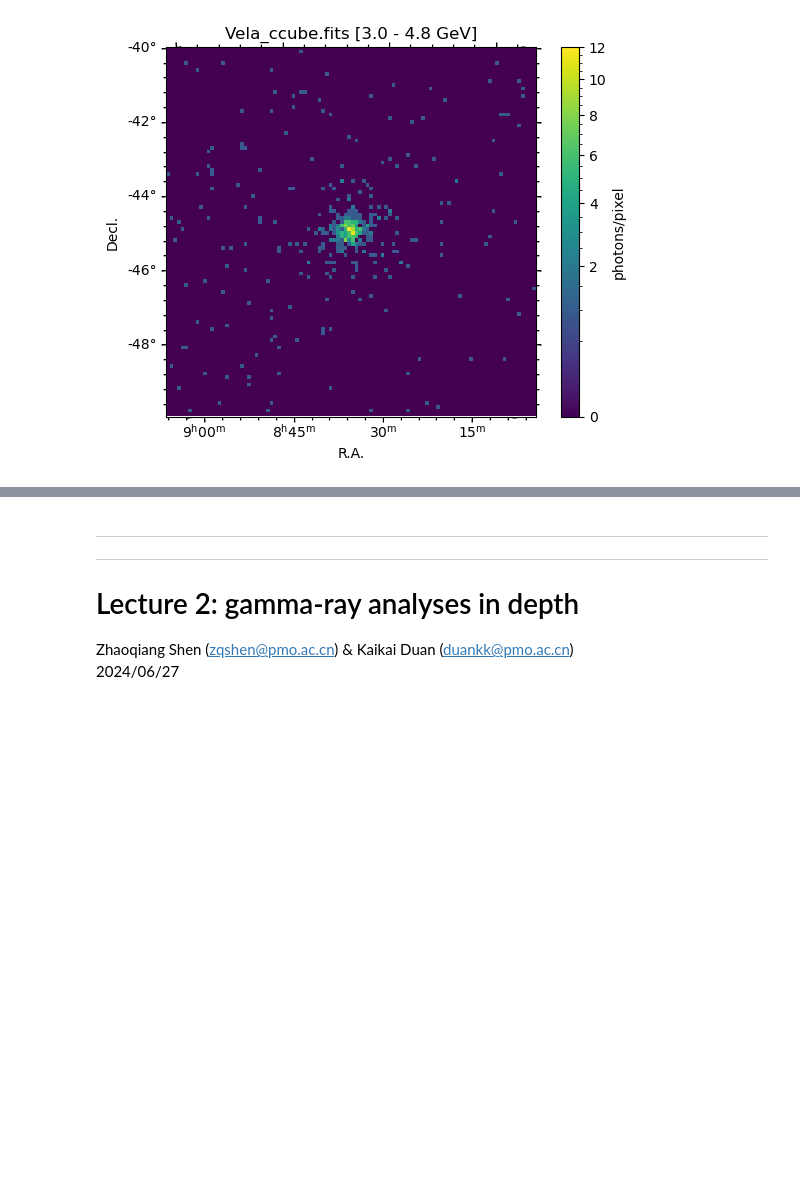
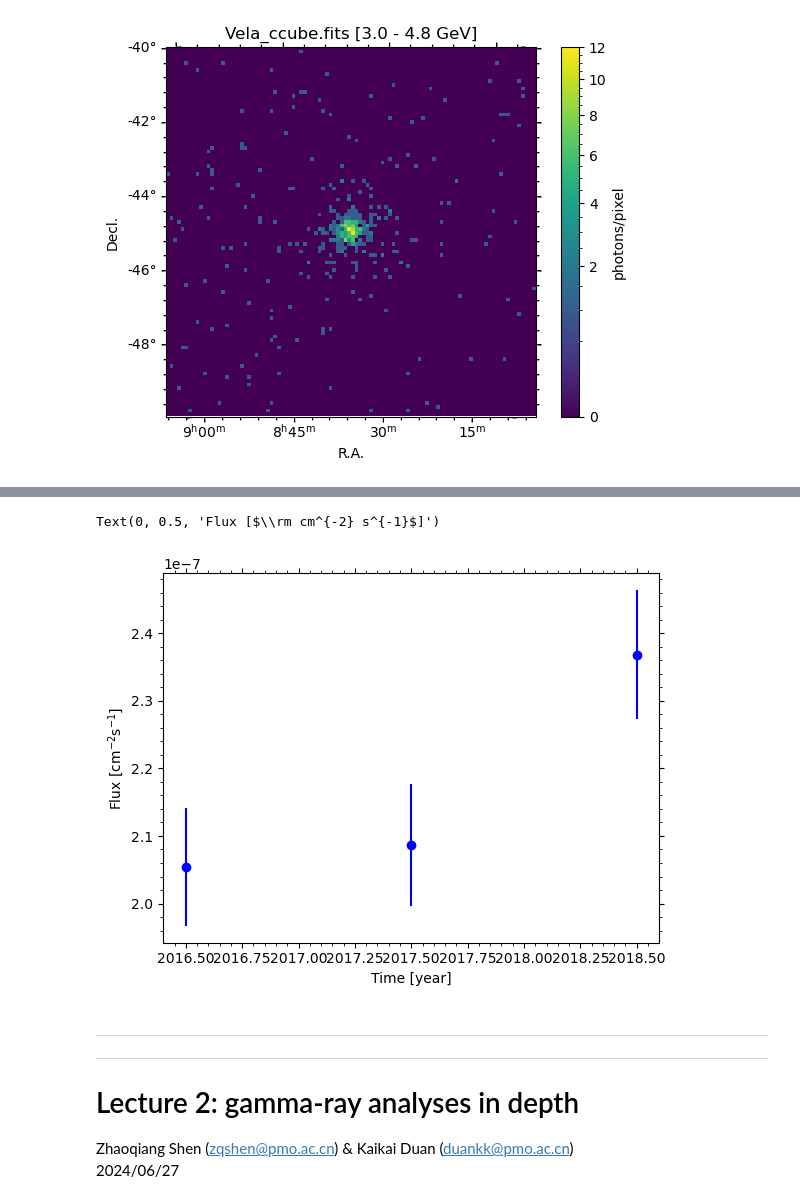
Before and after one commit to szqtc/DmpST_Tutorial_2024, a Jupyter notebook: LectureNotes_DAMPE.ipynb, the cells around one changed output, grey strips where cells are left out. Drawn from its saved outputs; the diff is of its cells as text; code cells hidden in the pictures; blank space fills up the shorter version.

```diff
--- a/LectureNotes_DAMPE.ipynb
+++ b/LectureNotes_DAMPE.ipynb
@@ -260,3 +343,24 @@ show_map('Vela2/Vela_ccube.fits')
+# %%
+import numpy as np
+from matplotlib import pyplot as plt
+
+time = 2016.5
+fluxdat = np.loadtxt('Vela2/Vela_flux_BroadBand_binned.dat') # 2016
+plt.errorbar(time, fluxdat[2], yerr=fluxdat[3], marker='o', color='b')
+
+time = 2017.5
+fluxdat = np.loadtxt('Vela2017/Vela_flux_BroadBand_binned.dat') # 2017
+plt.errorbar(time, fluxdat[2], yerr=fluxdat[3], marker='o', color='b')
+
+time = 2018.5
+fluxdat = np.loadtxt('Vela2018/Vela_flux_BroadBand_binned.dat') # 2018
+plt.errorbar(time, fluxdat[2], yerr=fluxdat[3], marker='o', color='b')
+
+plt.xlabel('Time [year]')
+plt.ylabel('Flux [$\\rm cm^{-2} s^{-1}$]')
+# %% [output]
+Text(0, 0.5, 'Flux [$\\rm cm^{-2} s^{-1}$]')
+[figure, added]
 # %% [markdown]
 ------
 ------
```
Also changed, not shown: parts of 6 cells of this notebook.
